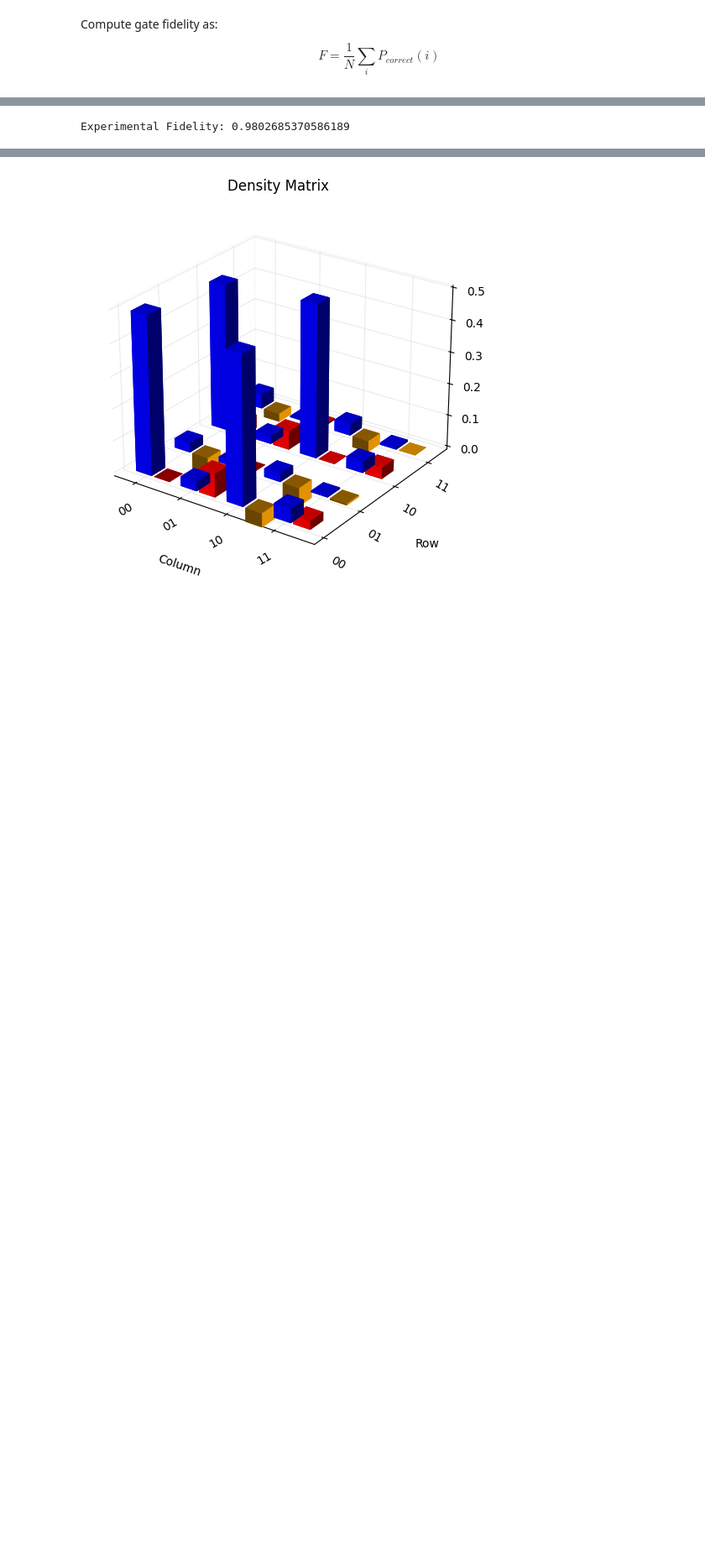
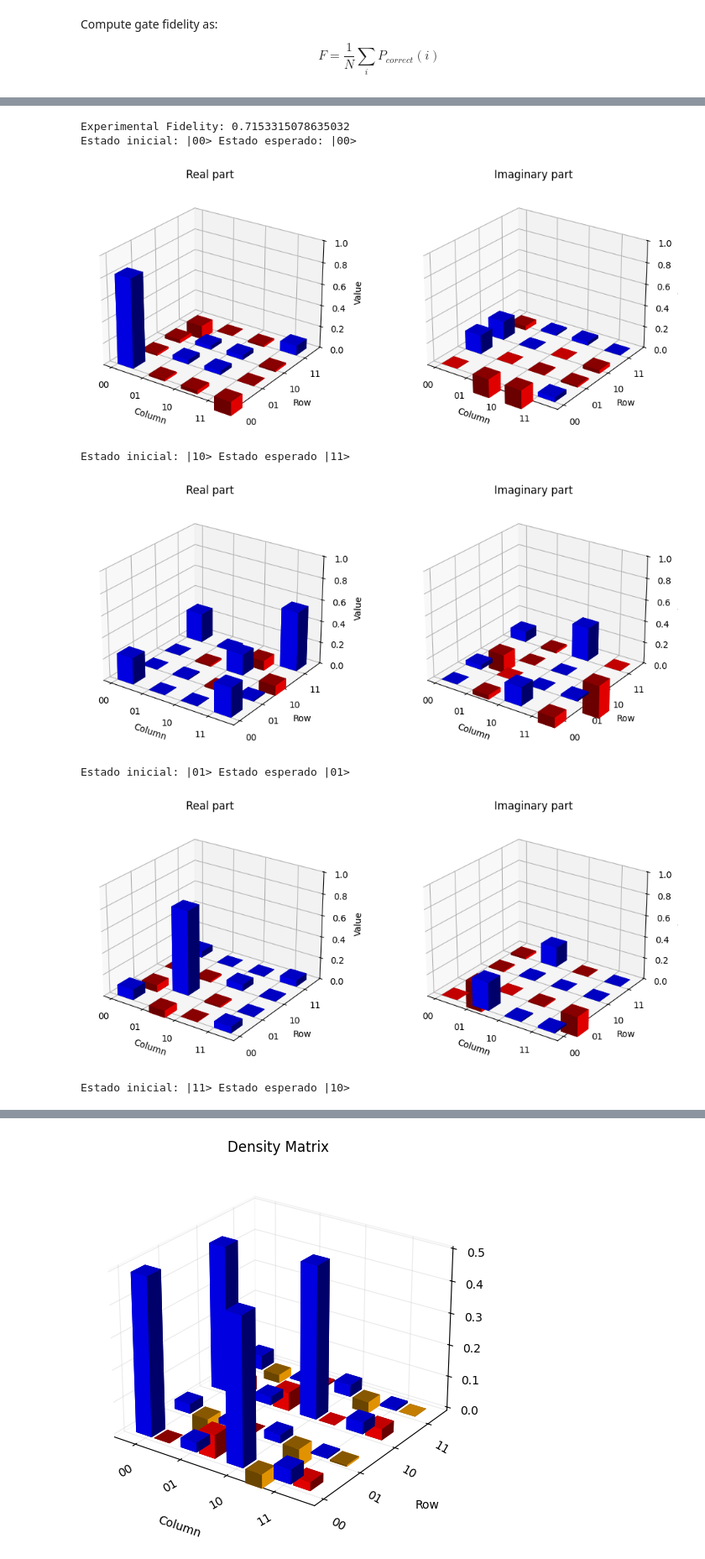
Before and after one commit to andrehroque/python-ml-projects, a Jupyter notebook: NMR-pulse-optimization/pulse optimization.ipynb, the cells around one changed output, grey strips where cells are left out. Shown at 84% size. Saved outputs shown, nothing was run; the diff lists cells and outputs as text; code cells hidden in the pictures; blank space fills up the shorter version.

```diff
--- a/NMR-pulse-optimization/pulse optimization.ipynb
+++ b/NMR-pulse-optimization/pulse optimization.ipynb
@@ -1435,31 +1512,42 @@ Experimental Fidelity: 0.9696087574244711
 # %%
 # PULSE: pulseCNOT_0.2.json
 
 # THEORETICAL FIDELITY: 0.9627439798456214
 # TOTALPULSEWIDTH: 0.0008
 # SLICES: 401
 
 # |00> probability: prob1
 # |10> probability: prob2
 # |01> probability: prob3
 # |11> probability: prob4
 
-prob1 = [0.9901494206682553, 0.0020447064036882246, 0.003908442958737541, 0.0038974299693188977]
-prob2 = [0.0018829017450202282, 0.007883425317285673, 0.009332041640104661, 0.9809016312975891]
-prob3 = [0.021171759221206763, 0.9554993869736951, 0.021016730004560464, 0.002312123800538303]
-prob4 = [0.0011541815972929655, 0.000509465653442279, 0.9945237092949362, 0.0038126434543285168]
+prob1 = [0.83002136402943, 0.03981332946997142, 0.04038955614498017, 0.08977575035561851]
+prob2 = [0.24443393398537527, 0.010317080677235087, 0.19437303850319027, 0.5508759468341988]
+prob3 = [0.09735776664109909, 0.7833786746408455, 0.06035751929926767, 0.05890603941878841]
+prob4 = [0.019283929088916865, 0.19593921699617156, 0.6970500459495383, 0.08772680796537415]
 
 Fvalue = 1/4*(prob1[0]+prob2[3]+prob3[1]+prob4[2])
 print(f"Experimental Fidelity: {Fvalue}")
 
-matrix1 = {'real': [0.9901494206682553, -0.03883189819852541, -1.694701486013395e-18, 0, -0.03883189819852539, 0.0020447064036882246, -5.538791117086245e-05, 0, -1.9135066593062293e-21, -5.538791117086248e-05, 0.003908442958737541, 0, 0, 0, 0, 0.0038974299693188977], 'imag': [-1.0882574733739215e-19, -0.02192629283719174, 0.010732586165076927, 0, 0.021926292837191722, 2.439454888092385e-19, -9.80930859578616e-05, 0, -0.010732586165076923, 9.809308595786197e-05, -1.0047089180964739e-20, 0, 0, 0, 0, 0]}
-matrix2 = {'real': [0.0018829017450202282, -0.0034916514531296984, -0.0020749861306025384, -0.012717667287236705, -0.00349165145312969, 0.007883425317285673, 0.0045282417028037905, -0.007360672783984568, -0.0020749861306025397, 0.004528241702803807, 0.009332041640104661, -0.021113019845305347, -0.01271766728723667, -0.007360672783984456, -0.021113019845305347, 0.9809016312975891], 'imag': [4.6539445223265395e-18, -9.780087092034923e-05, 0.0024221047581809104, 0.0069621248325680936, 9.780087092033888e-05, -1.0842021724855044e-19, -0.0023936425363611158, -0.030442559592649313, -0.0024221047581809135, 0.0023936425363611244, -7.589415207398531e-18, 0.04706040806591565, -0.006962124832568087, 0.030442559592649302, -0.04706040806591571, 1.1102494944047582e-16]}
-matrix3 = {'real': [0.021171759221206763, -0.06400304474045101, 8.627516266960772e-05, -0.001910028519025709, -0.06400304474045103, 0.9554993869736951, 8.525848244051888e-05, 2.0822918653540335e-17, 8.627516266960889e-05, 8.525848244051778e-05, 0.021016730004560464, 3.0154372922253092e-18, -0.0019100285190257076, -6.9254340209797655e-18, -3.195008277043221e-18, 0.002312123800538303], 'imag': [-6.356848785883109e-19, 0.05294632619025359, -7.137086873517534e-05, -0.0023088975110277456, -0.052946326190253606, -6.776445331586966e-21, 2.093918385171834e-18, 0.04596512818061762, 7.137086873517496e-05, -3.58559634484586e-19, -5.910867221181425e-20, 0.0007979341241134444, 0.002308897511027749, -0.04596512818061763, -0.0007979341241134368, -1.5382118322138094e-18]}
-matrix4 = {'real': [0.0011541815972929655, 2.1761725028596117e-05, -0.008273081828337706, 2.0622760824662962e-05, 2.176172502859533e-05, 0.000509465653442279, 0.002808142655826385, 0.0013727348503335566, -0.008273081828337706, 0.0028081426558262687, 0.9945237092949362, 0.01746222363823159, 2.0622760824661878e-05, 0.0013727348503335473, 0.017462223638231716, 0.0038126434543285168], 'imag': [1.2365302248723987e-19, 0.0006592633279016608, -0.006082666151361747, 0.0017210926307990478, -0.0006592633279016604, -1.3552527156068805e-20, 0.013454127640982298, 0.00013697571612615684, 0.006082666151361757, -0.013454127640982094, -2.1175823681357508e-20, -0.032558630211452264, -0.0017210926307990454, -0.000136975716126157, 0.032558630211452104, -8.239936510889834e-18]}
+matrix1 = {'real': [0.83002136402943, -0.017278625465322352, -0.0332339344345611, -0.12874830746712465, -0.017278625465322335, 0.03981332946997142, 0.0362147365620196, -0.0035929116025149614, -0.033233934434561116, 0.03621473656201962, 0.04038955614498017, -0.016470497605274293, -0.12874830746712468, -0.0035929116025149622, -0.016470497605274293, 0.08977575035561851], 'imag': [-3.3234361478693577e-19, -0.1757290257142645, -0.17328560518535122, 0.03962882140799004, 0.1757290257142645, -3.686287386450715e-18, -0.005692615995884087, -0.015907234260517204, 0.17328560518535133, 0.0056926159958840886, -6.505213034913027e-19, -0.03263941547410043, -0.03962882140799006, 0.015907234260517197, 0.032639415474100424, 6.938893903907228e-18]}
+matrix2 = {'real': [0.24443393398537527, 0.000701737109167256, 0.0037086559266755496, 0.2707557345437631, 0.0007017371091672707, 0.010317080677235087, -0.013590879659908857, 0.013177122249752534, 0.003708655926675613, -0.013590879659908857, 0.19437303850319027, -0.09398620860965859, 0.27075573454376306, 0.013177122249752506, -0.09398620860965862, 0.5508759468341988], 'imag': [5.0249041576139365e-17, -0.04140543745039425, 0.17181212245166322, -0.09595602101074359, 0.041405437450394246, -2.0599841277224584e-18, 0.0026991418899313755, 0.019334414698943873, -0.1718121224516632, -0.0026991418899313577, 8.998878031629687e-18, -0.3132137585292315, 0.09595602101074369, -0.019334414698943897, 0.3132137585292316, -2.5587171270657905e-17]}
+matrix3 = {'real': [0.09735776664109909, -0.06685339827348039, -0.0028276086323381832, 0.05962401292427541, -0.06685339827348039, 0.7833786746408455, -0.014475670483994535, 0.0021877852313081556, -0.0028276086323381737, -0.014475670483994531, 0.06035751929926767, 0.00531720187948646, 0.05962401292427543, 0.0021877852313081482, 0.005317201879486467, 0.05890603941878841], 'imag': [-5.501733233142349e-18, 0.2612816290593631, 0.009754225893229957, 0.018060261464379935, -0.2612816290593631, -5.421010862427522e-20, -0.009649723141670861, -0.18674028927776024, -0.009754225893229952, 0.009649723141670884, 3.482999479109683e-18, 0.0016234431353640418, -0.018060261464379942, 0.18674028927776026, -0.0016234431353640342, 1.938011383317839e-18]}
+matrix4 = {'real': [0.019283929088916865, 0.015976600569615113, 0.02359606601286631, -0.029715202765184627, 0.015976600569615106, 0.19593921699617156, 0.2475787419855719, 0.028228304849097295, 0.023596066012866325, 0.24757874198557195, 0.6970500459495383, 0.12268955483075863, -0.029715202765184627, 0.028228304849097267, 0.12268955483075852, 0.08772680796537415], 'imag': [-4.057969083457836e-18, 0.050483824199468626, 0.10771743664754267, 0.024746052753249037, -0.050483824199468626, 7.28583859910259e-17, 0.006312435975357845, 0.07900284684106165, -0.10771743664754269, -0.006312435975357668, -2.5153490401663703e-17, 0.21186679069688105, -0.024746052753249016, -0.0790028468410616, -0.21186679069688105, -3.539920093165172e-17]}
 
-# plot_density_matrix(grab_state_matrix(matrix1))
-# plot_density_matrix(grab_state_matrix(matrix2))
-# plot_density_matrix(grab_state_matrix(matrix3))
-# plot_density_matrix(grab_state_matrix(matrix4))
+print("Estado inicial: |00> Estado esperado: |00>")
+plot_density_matrix_separate(grab_state_matrix(matrix1))
+print("Estado inicial: |10> Estado esperado |11>")
+plot_density_matrix_separate(grab_state_matrix(matrix2))
+print("Estado inicial: |01> Estado esperado |01>")
+plot_density_matrix_separate(grab_state_matrix(matrix3))
+print("Estado inicial: |11> Estado esperado |10>")
+plot_density_matrix_separate(grab_state_matrix(matrix4))
 # %% [output]
-Experimental Fidelity: 0.9802685370586189
+Experimental Fidelity: 0.7153315078635032
+Estado inicial: |00> Estado esperado: |00>
+[figure, added]
+Estado inicial: |10> Estado esperado |11>
+[figure, added]
+Estado inicial: |01> Estado esperado |01>
+[figure, added]
+Estado inicial: |11> Estado esperado |10>
```
Also changed, not shown: parts of 9 cells of this notebook, 20 other files.
